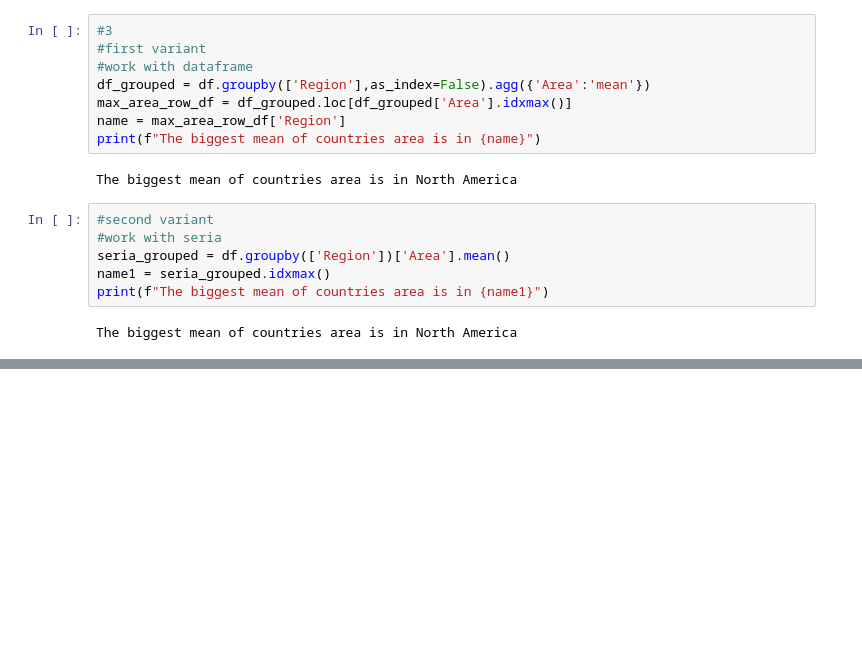
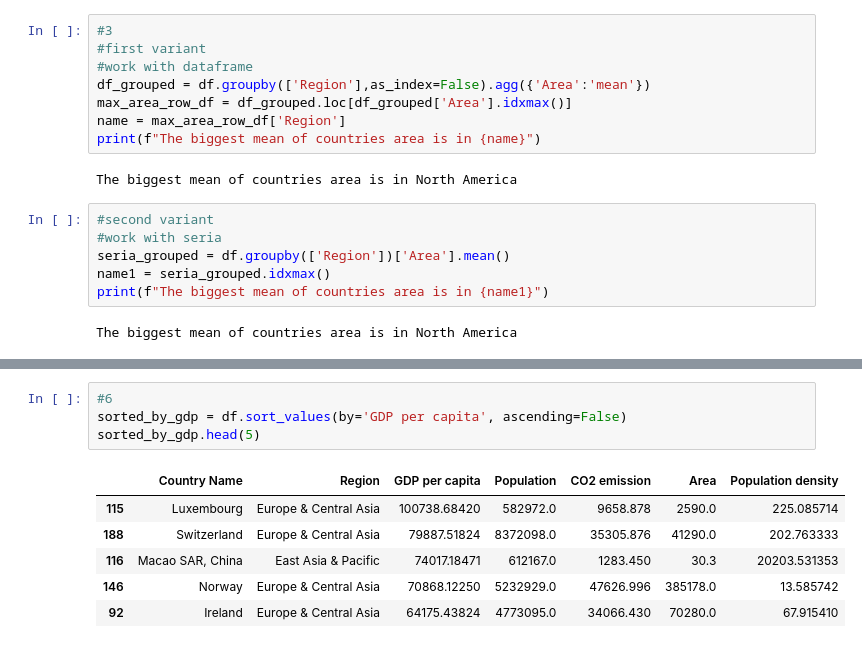
Before and after one commit to lexababashev/DA, a Jupyter notebook: 3lab/main.ipynb, the cells around one changed output, grey strips where cells are left out. Drawn from its saved outputs; the diff is of its cells as text; blank space fills up the shorter version.

```diff
--- a/3lab/main.ipynb
+++ b/3lab/main.ipynb
@@ -251,0 +292,11 @@ The biggest mean of countries area is in North America
+# %%
+#6
+sorted_by_gdp = df.sort_values(by='GDP per capita', ascending=False)
+sorted_by_gdp.head(5)
+# %% [output]
+|  | Country Name | Region | GDP per capita | Population | CO2 emission | Area | Population density |
+| 115 | Luxembourg | Europe & Central Asia | 100738.68420 | 582972.0 | 9658.878 | 2590.0 | 225.085714 |
+| 188 | Switzerland | Europe & Central Asia | 79887.51824 | 8372098.0 | 35305.876 | 41290.0 | 202.763333 |
+| 116 | Macao SAR, China | East Asia & Pacific | 74017.18471 | 612167.0 | 1283.450 | 30.3 | 20203.531353 |
+| 146 | Norway | Europe & Central Asia | 70868.12250 | 5232929.0 | 47626.996 | 385178.0 | 13.585742 |
+| 92 | Ireland | Europe & Central Asia | 64175.43824 | 4773095.0 | 34066.430 | 70280.0 | 67.915410 |
```
Also changed, not shown: parts of 7 cells of this notebook.
